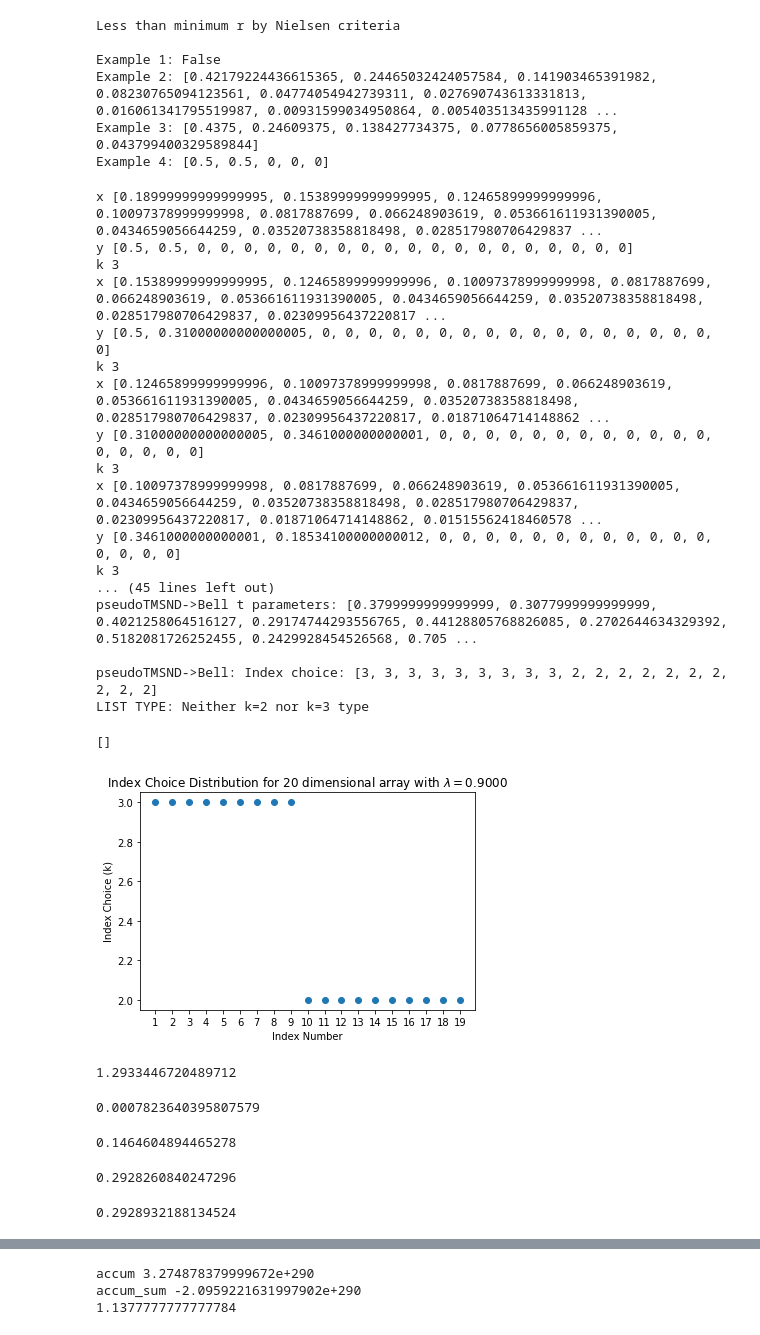
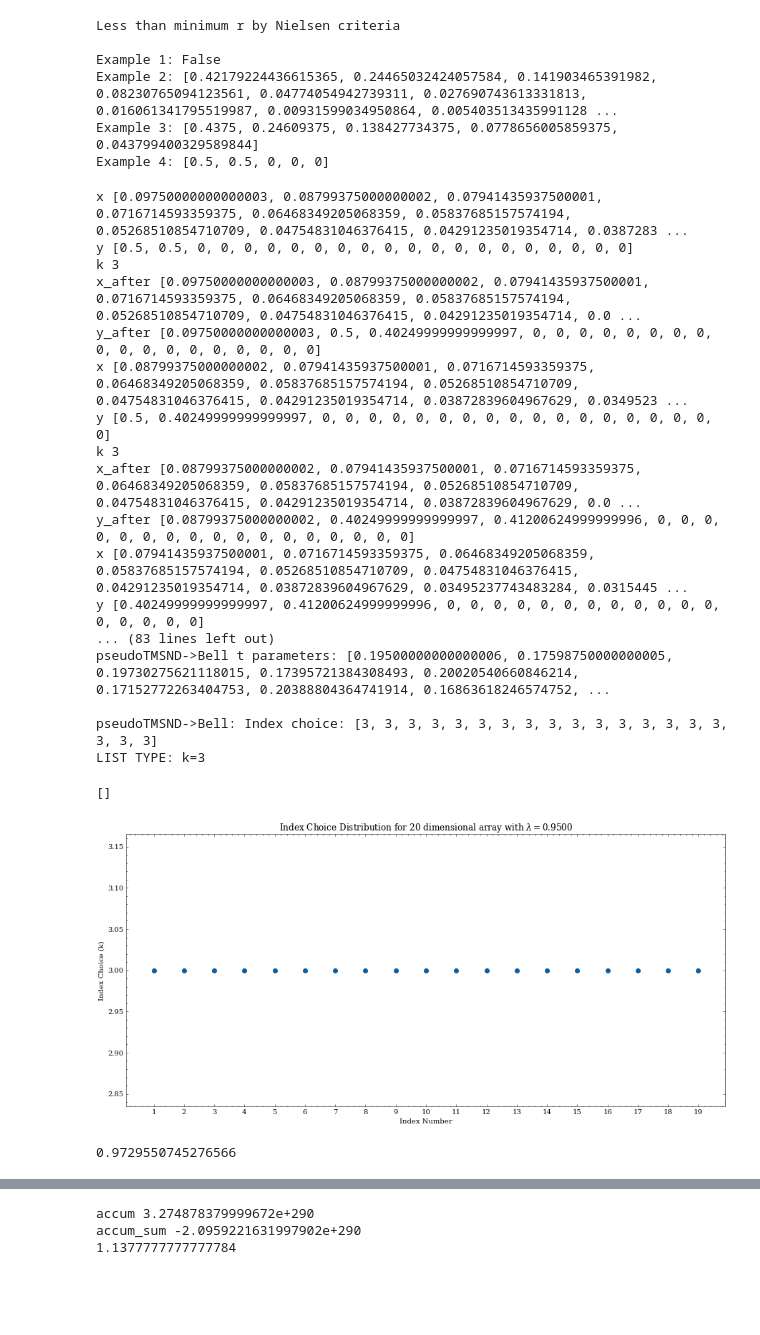
Before and after one commit to Ruchir555/State-Transfer-between-CV-Bosonic-Modes-and-Qubits, a Jupyter notebook: T_parameter_finder.ipynb, the cells around one changed output, grey strips where cells are left out. Saved outputs shown, nothing was run; the diff lists cells and outputs as text; code cells hidden in the pictures; blank space fills up the shorter version.

```diff
--- a/T_parameter_finder.ipynb
+++ b/T_parameter_finder.ipynb
@@ -91,7 +91,7 @@ print(find_k_idx(xX[1:], yY[1:]))
 1
 1
 # %%
-def t_parameters(x, y, checkMajorization = False, checkLength = True): # x majorized by y; finds t-parameters such that x = Dy, D = T_r...T_2 T_1
+def t_parameters(x, y, checkMajorization = False, checkLength = True, print_vals = False): # x majorized by y; finds t-parameters such that x = Dy, D = T_r...T_2 T_1
   # First sort vectors into descending order
   x_copy =  bubbleSort(x)
   y_copy = bubbleSort(y)
@@ -114,14 +114,21 @@ def t_parameters(x, y, checkMajorization = False, checkLength = True): # x major
   k=0
   t=0
   while i < len(x)-1: #iterate appropriate amount of times (1 less than dimension of x,y)
-    print('x', x_copy)
-    print('y', y_copy)
+    if (print_vals==True):
+      print('x', x_copy)
+      print('y', y_copy)
     k = find_k_idx(x_copy, y_copy)  #Find appropriate k index
-    print('k', k+1)
+    if (print_vals==True):
+      print('k', k+1)
     index_choice_list.append(k+1) #append index choice; k+1 because Python starts from 0
     t = (x_copy[0]-y_copy[k])/(y_copy[0]-y_copy[k]) #Write down t
     t_parameters_list.append(t)  #Append t to list
+    old_yk = y_copy[k]
     y_copy[k] = t*y_copy[k] + (1-t)*y_copy[0] #Change k-th index entry according to T-transform
+    y_copy[0] = t*y_copy[0] + (1-t)*old_yk #Change 0-th index entry according to T-transform
+    if (print_vals==True):
+      print('x_after', x_copy)
+      print('y_after', y_copy)
     y_copy = y_copy[1:] # Pop the first index to get reduced vector
     x_copy = x_copy[1:] # Pop the first index to get reduced vector
     i+=1
@@ -223,57 +224,58 @@ Example 4: [0.5, 0.5, 0, 0, 0]
 
 import matplotlib.pyplot as plt
 
-r = atanh(0.9) #lambda = tanh(r), in this case lamb>=0.71 (r>=0.88) for majorization condition
+lamb = 0.95  #0.86, 2**(-0.5)
+r = atanh(lamb) #lambda = tanh(r), in this case lamb>=0.71 (r>=0.88) for majorization condition
 N = 20 #dimension
 pseudoTMSND = generateTMSSvector(r, N, renormalize=False)
 BellN_1 = generateBellstate_reduced(N+1)  #generate one larger than pseudoTMSND so that the last k-index is found (artefact of the code)
-tparamsN, indicesN = t_parameters(pseudoTMSND,BellN_1, checkMajorization=False, checkLength=False)
+tparamsN, indicesN = t_parameters(pseudoTMSND,BellN_1, checkMajorization=False, checkLength=False, print_vals=True)
 print('pseudoTMSND->Bell t parameters:', tparamsN, '\n')
 print('pseudoTMSND->Bell: Index choice:',indicesN)
 
 
 # Check which type of index choice it is (k=2 or k=3, or neither), and print:
 k2_idx_list = [2]*(N-1)
 k2_idx_list[0] = 3
 k3_idx_list = [3]*(N-1)
 if (indicesN==k2_idx_list):
   print('LIST TYPE: k=2')
 if (indicesN==k3_idx_list):
   print('LIST TYPE: k=3')
 else:
   print('LIST TYPE: Neither k=2 nor k=3 type')
 
 
 # Plot
 idx_array = [i for i in range(1,len(indicesN)+1)] #generate an indices number array (index 1, index 2, ..., index N)
 plt.scatter(idx_array, indicesN)
 plt.xticks(idx_array)
 plt.title('Index Choice Distribution for '+ str(N)+ r' dimensional array with $\lambda = $'+ str(format(tanh(r),'0.4f')))
 plt.xlabel('Index Number')
 plt.ylabel('Index Choice (k)')
 plt.plot()
 # %% [output]
-x [0.18999999999999995, 0.15389999999999995, 0.12465899999999996, 0.10097378999999998, 0.0817887699, 0.066248903619, 0.053661611931390005, 0.0434659056644259, 0.03520738358818498, 0.028517980706429837 ...
+x [0.09750000000000003, 0.08799375000000002, 0.07941435937500001, 0.0716714593359375, 0.06468349205068359, 0.05837685157574194, 0.05268510854710709, 0.04754831046376415, 0.04291235019354714, 0.0387283 ...
 y [0.5, 0.5, 0, 0, 0, 0, 0, 0, 0, 0, 0, 0, 0, 0, 0, 0, 0, 0, 0, 0, 0]
 k 3
-x [0.15389999999999995, 0.12465899999999996, 0.10097378999999998, 0.0817887699, 0.066248903619, 0.053661611931390005, 0.0434659056644259, 0.03520738358818498, 0.028517980706429837, 0.02309956437220817 ...
-y [0.5, 0.31000000000000005, 0, 0, 0, 0, 0, 0, 0, 0, 0, 0, 0, 0, 0, 0, 0, 0, 0, 0]
+x_after [0.09750000000000003, 0.08799375000000002, 0.07941435937500001, 0.0716714593359375, 0.06468349205068359, 0.05837685157574194, 0.05268510854710709, 0.04754831046376415, 0.04291235019354714, 0.0 ...
+y_after [0.09750000000000003, 0.5, 0.40249999999999997, 0, 0, 0, 0, 0, 0, 0, 0, 0, 0, 0, 0, 0, 0, 0, 0, 0, 0]
+x [0.08799375000000002, 0.07941435937500001, 0.0716714593359375, 0.06468349205068359, 0.05837685157574194, 0.05268510854710709, 0.04754831046376415, 0.04291235019354714, 0.03872839604967629, 0.0349523 ...
+y [0.5, 0.40249999999999997, 0, 0, 0, 0, 0, 0, 0, 0, 0, 0, 0, 0, 0, 0, 0, 0, 0, 0]
 k 3
-x [0.12465899999999996, 0.10097378999999998, 0.0817887699, 0.066248903619, 0.053661611931390005, 0.0434659056644259, 0.03520738358818498, 0.028517980706429837, 0.02309956437220817, 0.01871064714148862 ...
-y [0.31000000000000005, 0.3461000000000001, 0, 0, 0, 0, 0, 0, 0, 0, 0, 0, 0, 0, 0, 0, 0, 0, 0]
-k 3
-x [0.10097378999999998, 0.0817887699, 0.066248903619, 0.053661611931390005, 0.0434659056644259, 0.03520738358818498, 0.028517980706429837, 0.02309956437220817, 0.01871064714148862, 0.01515562418460578 ...
-y [0.3461000000000001, 0.18534100000000012, 0, 0, 0, 0, 0, 0, 0, 0, 0, 0, 0, 0, 0, 0, 0, 0]
-k 3
-... (45 lines left out)
-pseudoTMSND->Bell t parameters: [0.3799999999999999, 0.3077999999999999, 0.4021258064516127, 0.29174744293556765, 0.44128805768826085, 0.2702644634329392, 0.5182081726252455, 0.2429928454526568, 0.705 ...
+x_after [0.08799375000000002, 0.07941435937500001, 0.0716714593359375, 0.06468349205068359, 0.05837685157574194, 0.05268510854710709, 0.04754831046376415, 0.04291235019354714, 0.03872839604967629, 0.0 ...
+y_after [0.08799375000000002, 0.40249999999999997, 0.41200624999999996, 0, 0, 0, 0, 0, 0, 0, 0, 0, 0, 0, 0, 0, 0, 0, 0, 0]
+x [0.07941435937500001, 0.0716714593359375, 0.06468349205068359, 0.05837685157574194, 0.05268510854710709, 0.04754831046376415, 0.04291235019354714, 0.03872839604967629, 0.03495237743483284, 0.0315445 ...
+y [0.40249999999999997, 0.41200624999999996, 0, 0, 0, 0, 0, 0, 0, 0, 0, 0, 0, 0, 0, 0, 0, 0, 0]
+... (83 lines left out)
+pseudoTMSND->Bell t parameters: [0.19500000000000006, 0.17598750000000005, 0.19730275621118015, 0.17395721384308493, 0.20020540660846214, 0.17152772263404753, 0.20388804364741914, 0.16863618246574752, ...
 
-pseudoTMSND->Bell: Index choice: [3, 3, 3, 3, 3, 3, 3, 3, 3, 2, 2, 2, 2, 2, 2, 2, 2, 2, 2]
-LIST TYPE: Neither k=2 nor k=3 type
+pseudoTMSND->Bell: Index choice: [3, 3, 3, 3, 3, 3, 3, 3, 3, 3, 3, 3, 3, 3, 3, 3, 3, 3, 3]
+LIST TYPE: k=3
 []
-[figure, old version]
+[figure, new version]
 # %%
 sum_arr_till_index(pseudoTMSND,N)
 r
 # %% [output]
-1.2933446720489712
+0.9729550745276566
@@ -282,19 +281,0 @@ r
-# %%
-(1-2*(0.8408)**4)/(2*(1-(0.8408)**2))
-# %% [output]
-0.0007823640395807579
-# %%
-(0.8408)**4 * (1-(0.8408)**2)
-# %% [output]
-0.1464604894465278
-# %%
-(0.8408)**4 - (0.8408)**2 +1/2
-# %% [output]
-0.2928260840247296
-# %%
-a = 2**(-1/4)
-(a)**8 -(a)**4 +(a)**2 -0.5
-(a)**10 -(a)**8 -a**6 + a**4 -(a)**2 +0.5
-(a)**4 -(a)**2 +0.5
-# %% [output]
-0.2928932188134524
```
Also changed, not shown: parts of 53 cells of this notebook.
